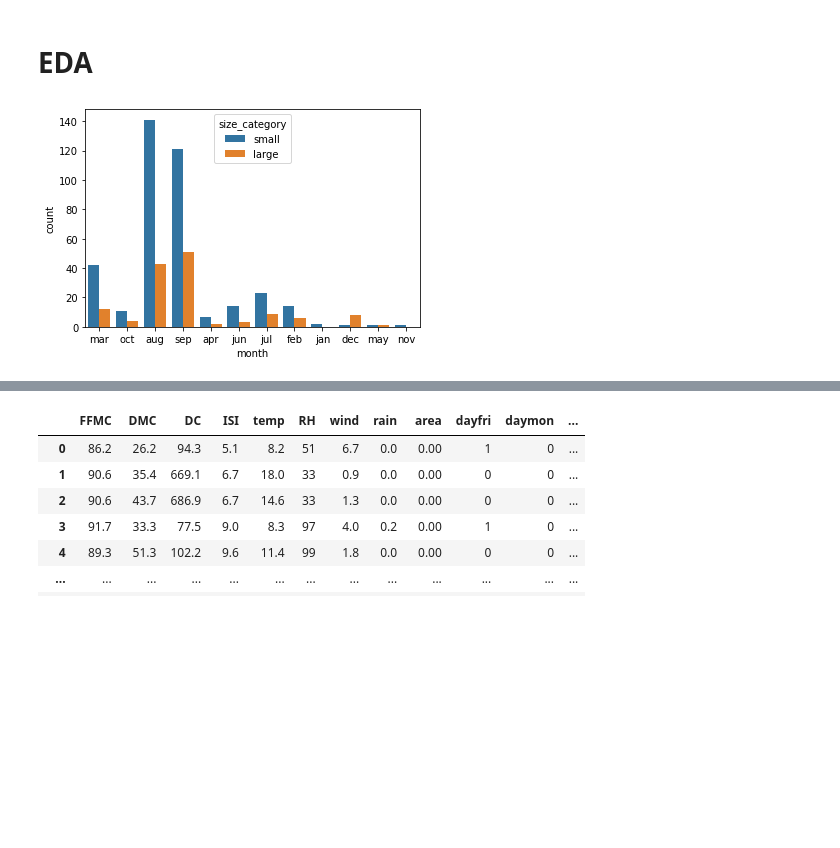
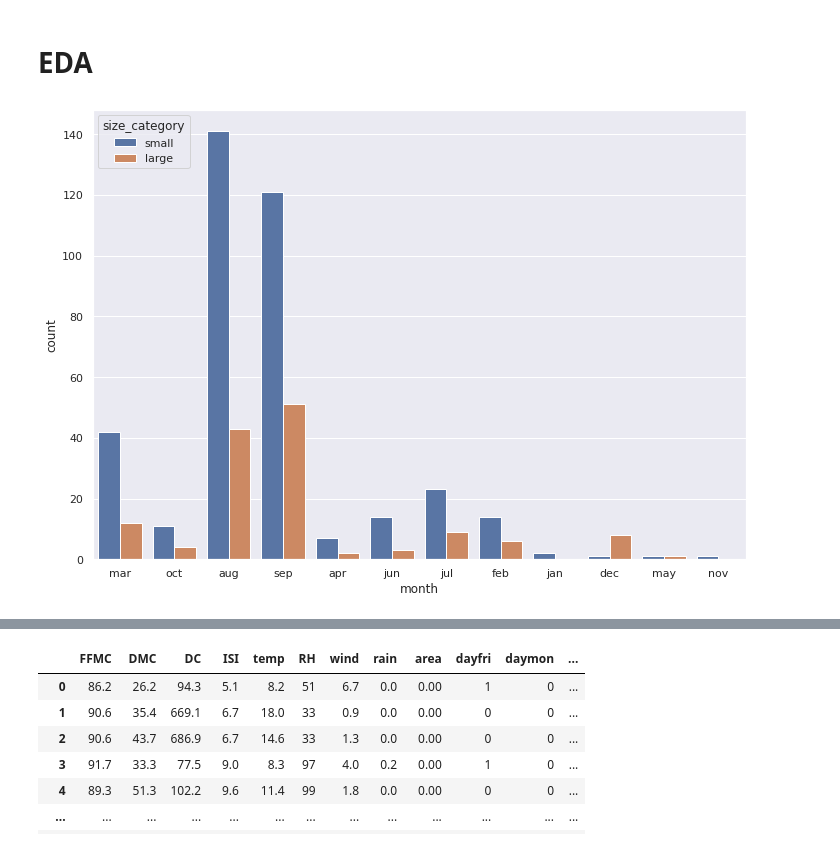
Before and after one commit to RiteshopShrivastava/Support_Vector_Machine, a Jupyter notebook: Assignment_SVM_Forestfires.ipynb, the cells around one changed output, grey strips where cells are left out. Drawn from its saved outputs; the diff is of its cells as text; code cells hidden in the pictures; blank space fills up the shorter version.

```diff
--- a/Assignment_SVM_Forestfires.ipynb
+++ b/Assignment_SVM_Forestfires.ipynb
@@ -56,7 +58,8 @@ forest_df
 # %%
+sns.set(rc={'figure.figsize':(11.7,8.27)})
 sns.countplot(x=forest_df['month'],hue=forest_df['size_category']);
 # %% [output]
-[figure, old version]
+[figure, new version]
 # %%
 sns.countplot(x=forest_df['day'],hue=forest_df['size_category']);
 # %% [output]
```
Also changed, not shown: parts of 14 cells of this notebook.
